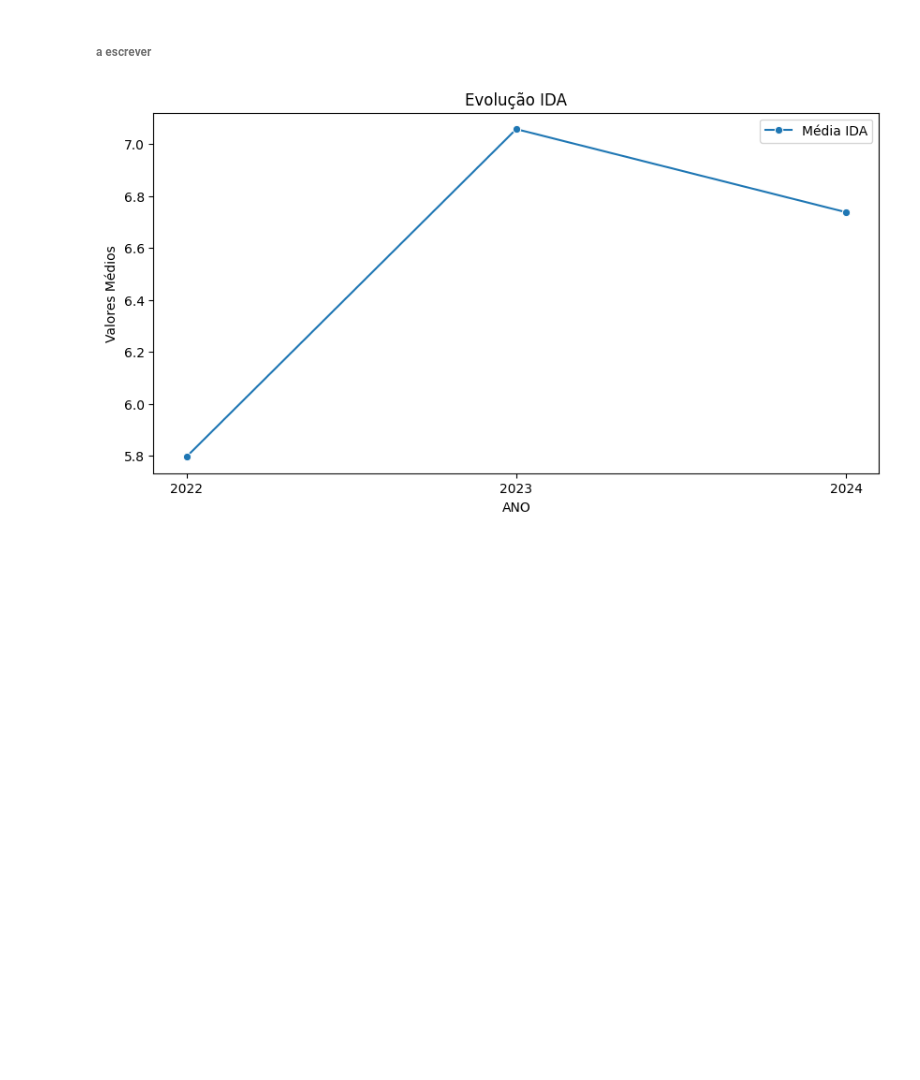
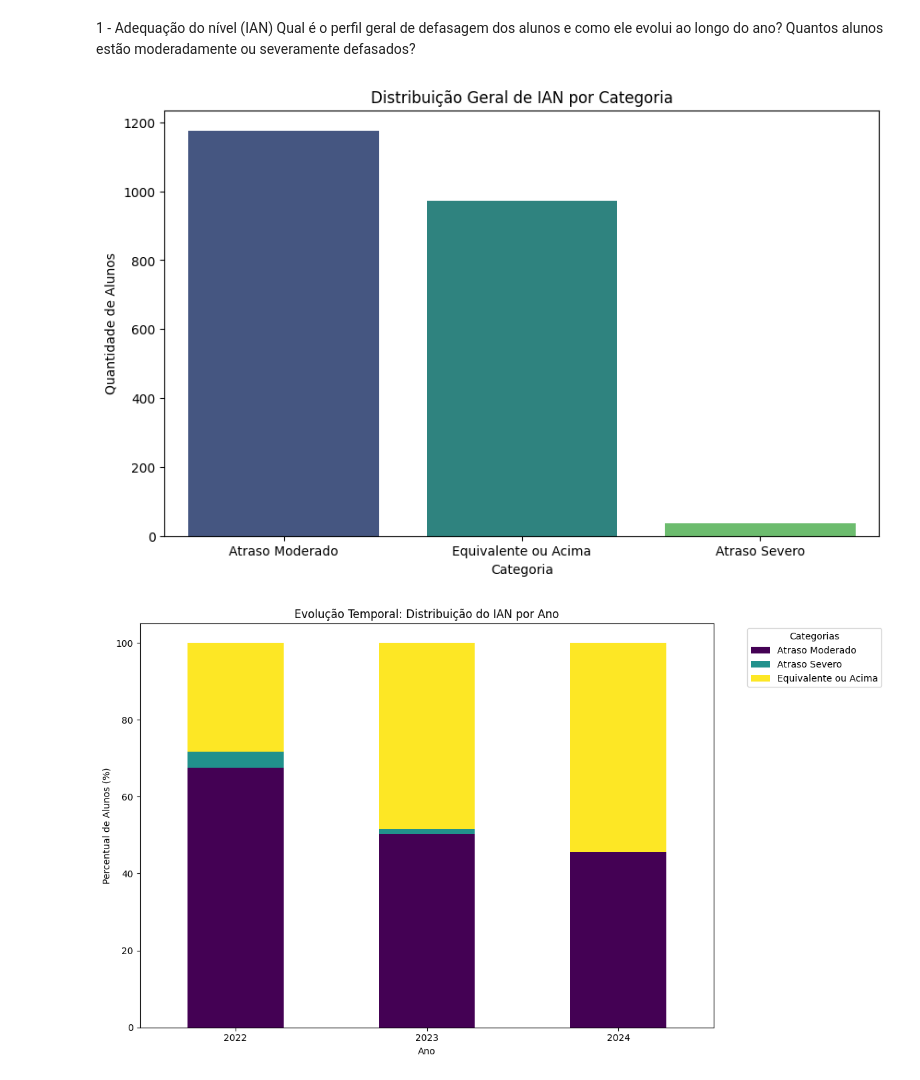
Before and after one commit to Alef2021/DATATHON_2026, a Jupyter notebook: notebooks/insights.ipynb, the cells around one changed output. Drawn from its saved outputs; the diff is of its cells as text; code cells hidden in the pictures; blank space fills up the shorter version.

```diff
--- a/notebooks/insights.ipynb
+++ b/notebooks/insights.ipynb
@@ -29,16 +8,59 @@ plt.show()
-# %% [markdown]
-###### a escrever
-# %%
-df_dados_ida = df_dados[df_dados['IDA'].notnull()]
-df_dados_ida_media = df_dados_ida.groupby('ANO')['IDA'].mean().reset_index()
-
-plt.figure(figsize=(10, 5))
-
-sns.lineplot(data=df_dados_ida_media, x='ANO', y='IDA', label='Média IDA', marker='o')
-
-plt.xticks(df_dados_ida_media['ANO'].unique())
-plt.title('Evolução IDA')
-plt.ylabel('Valores Médios')
-plt.show()
-# %% [output]
-[figure, removed]
+# %% [markdown]
+1 - Adequação do nível (IAN)
+Qual é o perfil geral de defasagem dos alunos e como ele evolui ao longo do ano?
+Quantos alunos estão moderadamente ou severamente defasados?
+# %%
+
+def categorize_ian(ian_value):
+    if pd.isna(ian_value):
+        return 'Não Informado'
+    if ian_value >= 10.0:
+        return 'Equivalente ou Acima'
+    elif ian_value >= 5.0:
+        return 'Atraso Moderado'
+    else:
+        return 'Atraso Severo'
+
+
+df_dados['IAN_Category'] = df_dados['IAN'].apply(categorize_ian)
+
+# --- PRIMEIRO GRÁFICO ---
+
+category_counts = df_dados['IAN_Category'].value_counts()
+
+plt.figure(figsize=(10, 6))
+sns.barplot(
+    x=category_counts.index,
+    y=category_counts.values,
+    hue=category_counts.index,
+    palette='viridis',
+    legend=False
+)
+plt.title('Distribuição Geral de IAN por Categoria')
+plt.xlabel('Categoria')
+plt.ylabel('Quantidade de Alunos')
+plt.show()
+
+# --- SEGUNDO GRÁFICO ---
+
+ian_category_by_year = (
+    df_dados.groupby('ANO')['IAN_Category']
+    .value_counts(normalize=True)
+    .mul(100)
+    .unstack(fill_value=0)
+)
+
+
+plt.figure(figsize=(12, 7))
+ian_category_by_year.plot(kind='bar', stacked=True, colormap='viridis', ax=plt.gca())
+
+plt.title('Evolução Temporal: Distribuição do IAN por Ano')
+plt.xlabel('Ano')
+plt.ylabel('Percentual de Alunos (%)')
+plt.xticks(rotation=0) # Rotação 0 fica mais limpo para anos
+plt.legend(title='Categorias', bbox_to_anchor=(1.05, 1), loc='upper left')
+plt.tight_layout()
+plt.show()
+# %% [output]
+[figure, added]
+[figure, added]
```
Also changed, not shown: parts of 9 cells of this notebook.
